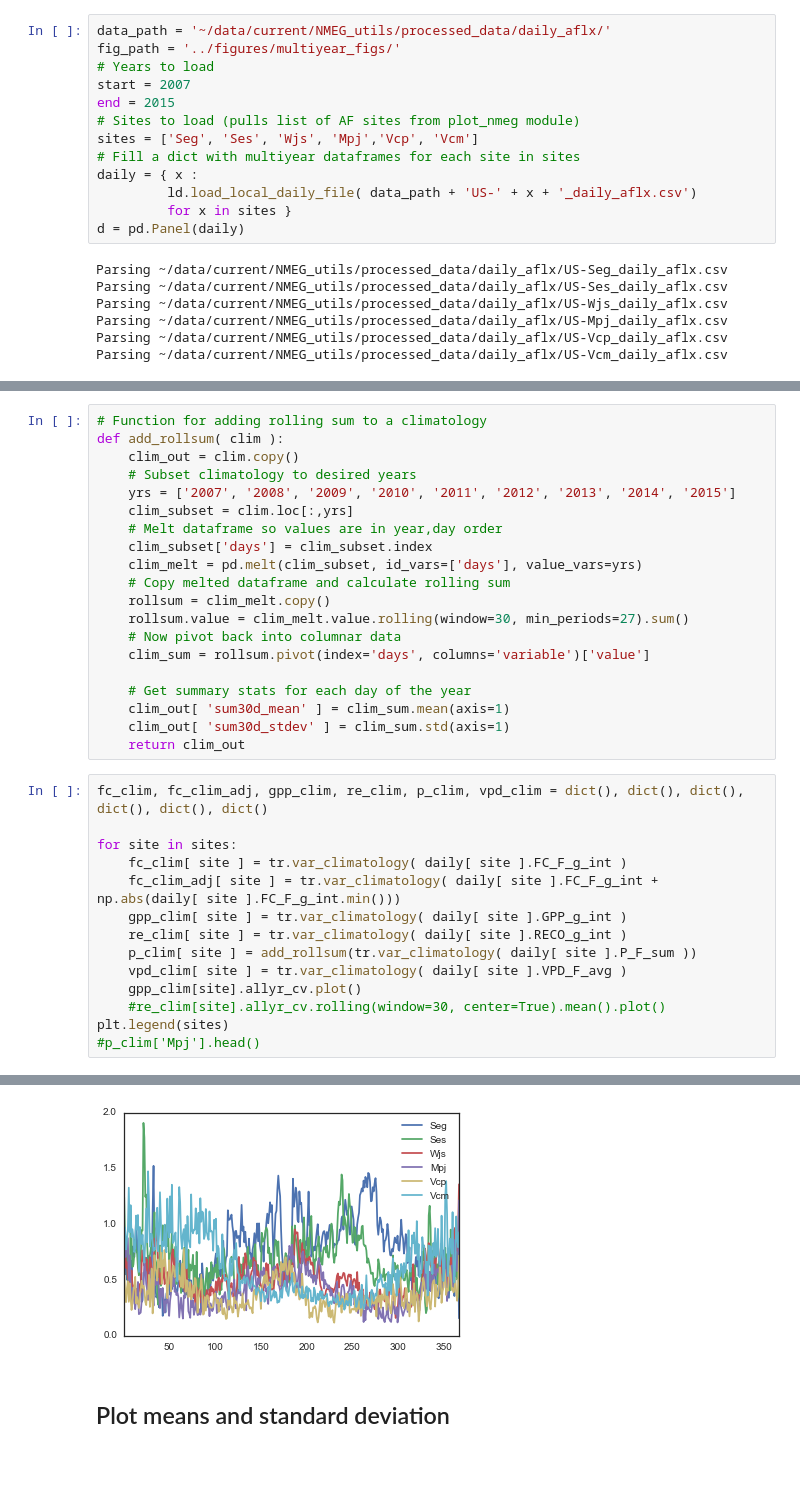
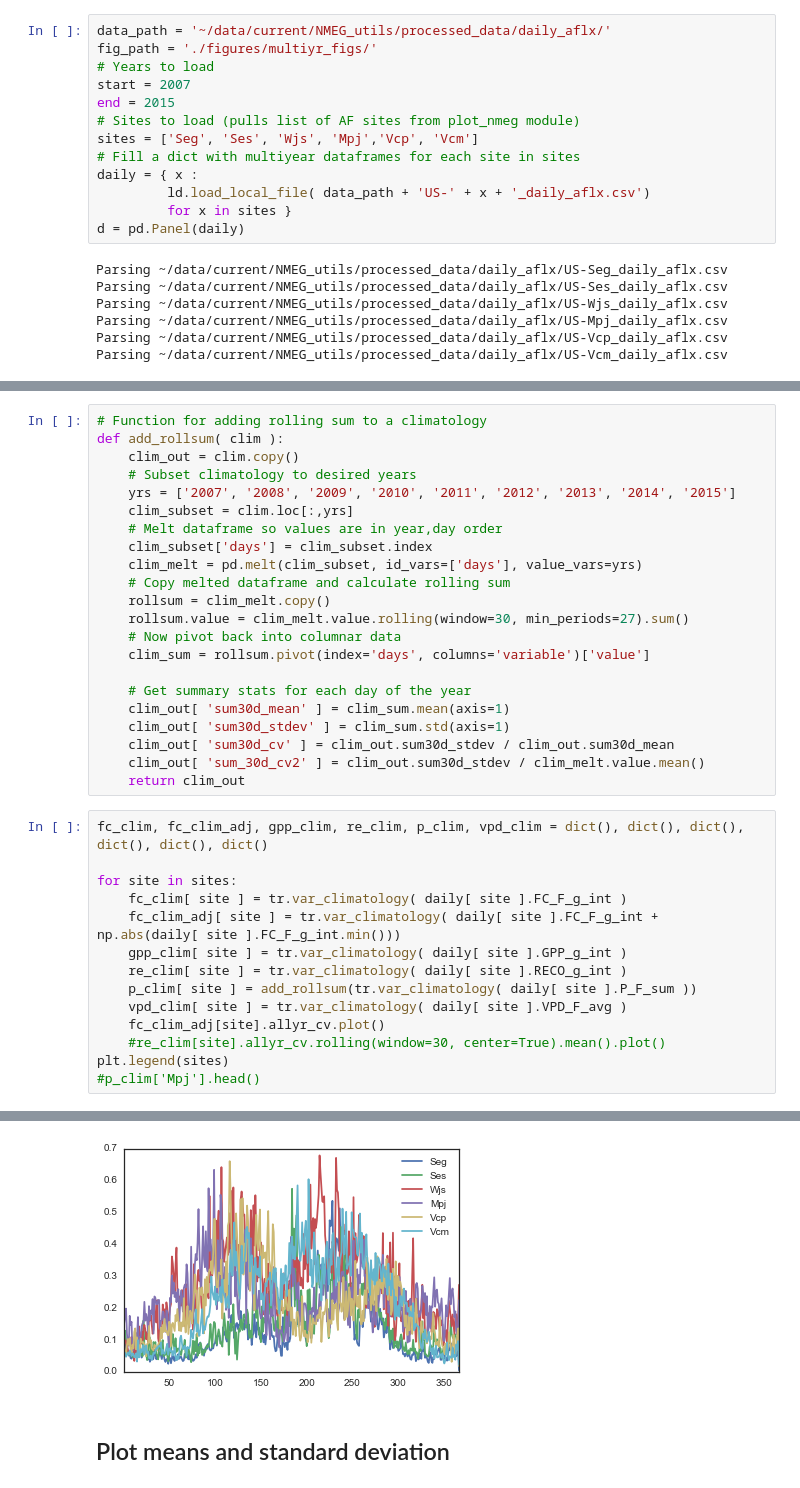
Before and after one commit to gremau/NMEG_seasonality, a Jupyter notebook: Seasonal_interannual_NMEG.ipynb, the cells around one changed output, grey strips where cells are left out. Cells and saved outputs as stored; diff of their text form.

Commit message:
Mostly plotting changes

```diff
--- a/Seasonal_interannual_NMEG.ipynb
+++ b/Seasonal_interannual_NMEG.ipynb
@@ -24,7 +24,7 @@ import pdb as pdb
 sns.set_style("white")
 # %%
 data_path = '~/data/current/NMEG_utils/processed_data/daily_aflx/'
-fig_path = '../figures/multiyear_figs/'
+fig_path = './figures/multiyr_figs/'
 # Years to load
 start = 2007
 end = 2015
@@ -32,7 +32,7 @@ end = 2015
 sites = ['Seg', 'Ses', 'Wjs', 'Mpj','Vcp', 'Vcm']
 # Fill a dict with multiyear dataframes for each site in sites
 daily = { x :
-         ld.load_local_daily_file( data_path + 'US-' + x + '_daily_aflx.csv')
+         ld.load_local_file( data_path + 'US-' + x + '_daily_aflx.csv')
          for x in sites }
 d = pd.Panel(daily)
 # %% [output]
@@ -104,24 +104,26 @@ def add_rollsum( clim ):
     # Get summary stats for each day of the year
     clim_out[ 'sum30d_mean' ] = clim_sum.mean(axis=1)
     clim_out[ 'sum30d_stdev' ] = clim_sum.std(axis=1)
+    clim_out[ 'sum30d_cv' ] = clim_out.sum30d_stdev / clim_out.sum30d_mean
+    clim_out[ 'sum_30d_cv2' ] = clim_out.sum30d_stdev / clim_melt.value.mean()
     return clim_out
 # %%
 fc_clim, fc_clim_adj, gpp_clim, re_clim, p_clim, vpd_clim = dict(), dict(), dict(), dict(), dict(), dict()
 
 for site in sites:
     fc_clim[ site ] = tr.var_climatology( daily[ site ].FC_F_g_int )
     fc_clim_adj[ site ] = tr.var_climatology( daily[ site ].FC_F_g_int + np.abs(daily[ site ].FC_F_g_int.min()))
     gpp_clim[ site ] = tr.var_climatology( daily[ site ].GPP_g_int )
     re_clim[ site ] = tr.var_climatology( daily[ site ].RECO_g_int )
     p_clim[ site ] = add_rollsum(tr.var_climatology( daily[ site ].P_F_sum ))
     vpd_clim[ site ] = tr.var_climatology( daily[ site ].VPD_F_avg )
-    gpp_clim[site].allyr_cv.plot()
+    fc_clim_adj[site].allyr_cv.plot()
     #re_clim[site].allyr_cv.rolling(window=30, center=True).mean().plot()
 plt.legend(sites)
 #p_clim['Mpj'].head()
 # %% [output]
 <matplotlib.legend.Legend at 0x...>
-[figure, old version]
+[figure, new version]
 # %% [markdown]
 ## Plot means and standard deviation
 # %%
```
Also changed, not shown: parts of 10 cells of this notebook, 1 other file.
